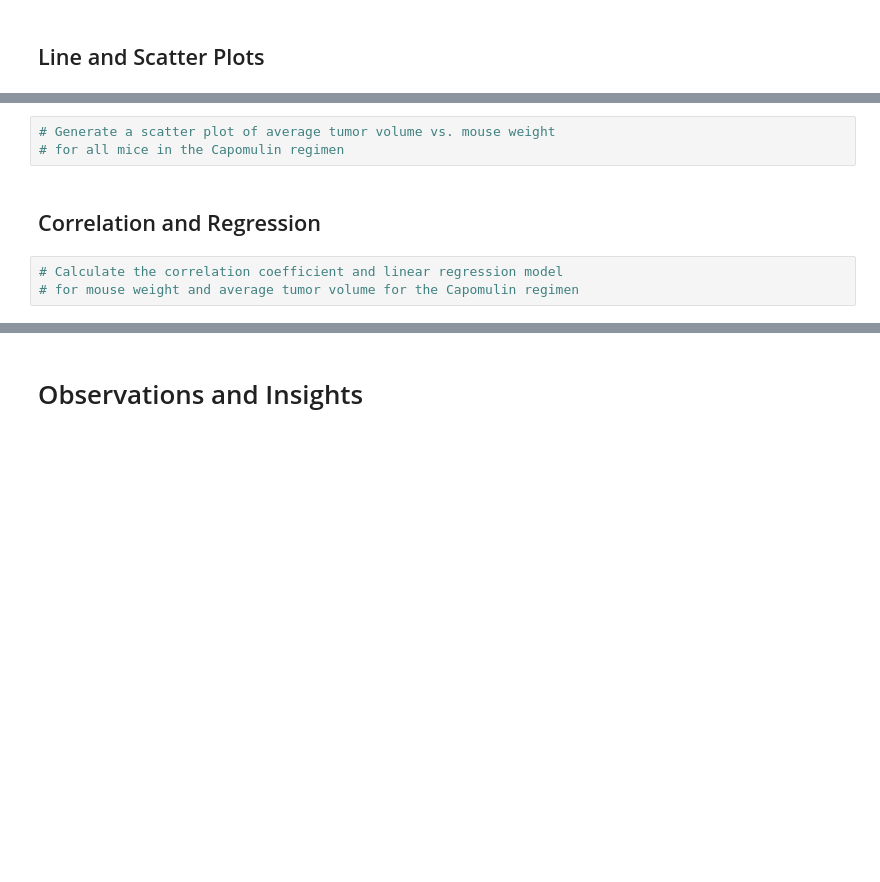
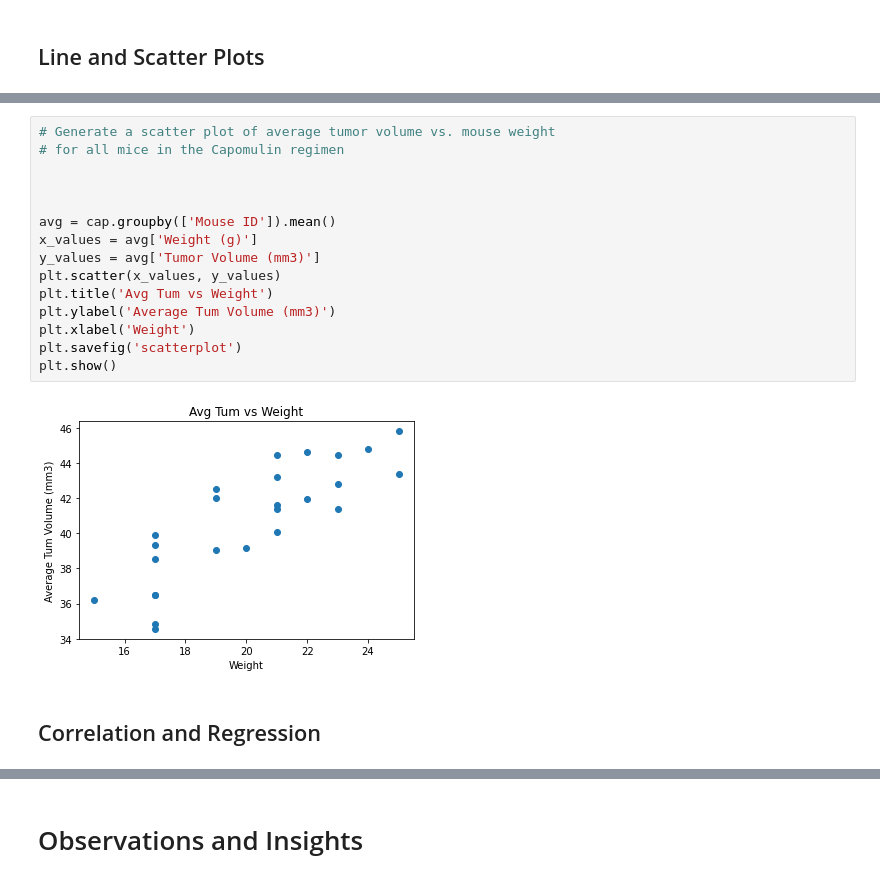
Before and after one commit to Starcode897/matplotlib-challenge, a Jupyter notebook: Pymaceuticals/pymaceuticals_starter.ipynb, the cells around one changed output, grey strips where cells are left out. Cells and saved outputs as stored; diff of their text form; blank space fills up the shorter version.

```diff
--- a/Pymaceuticals/pymaceuticals_starter.ipynb
+++ b/Pymaceuticals/pymaceuticals_starter.ipynb
@@ -318,8 +333,19 @@ plt.show()
 # %%
 # Generate a scatter plot of average tumor volume vs. mouse weight
 # for all mice in the Capomulin regimen
+
+
+
+avg = cap.groupby(['Mouse ID']).mean()
+x_values = avg['Weight (g)']
+y_values = avg['Tumor Volume (mm3)']
+plt.scatter(x_values, y_values)
+plt.title('Avg Tum vs Weight')
+plt.ylabel('Average Tum Volume (mm3)')
+plt.xlabel('Weight')
+plt.savefig('scatterplot')
+plt.show()
+# %% [output]
+[figure, added]
 # %% [markdown]
 ## Correlation and Regression
-# %%
-# Calculate the correlation coefficient and linear regression model
-# for mouse weight and average tumor volume for the Capomulin regimen
```
Also changed, not shown: parts of 4 cells of this notebook, 1 other file.
